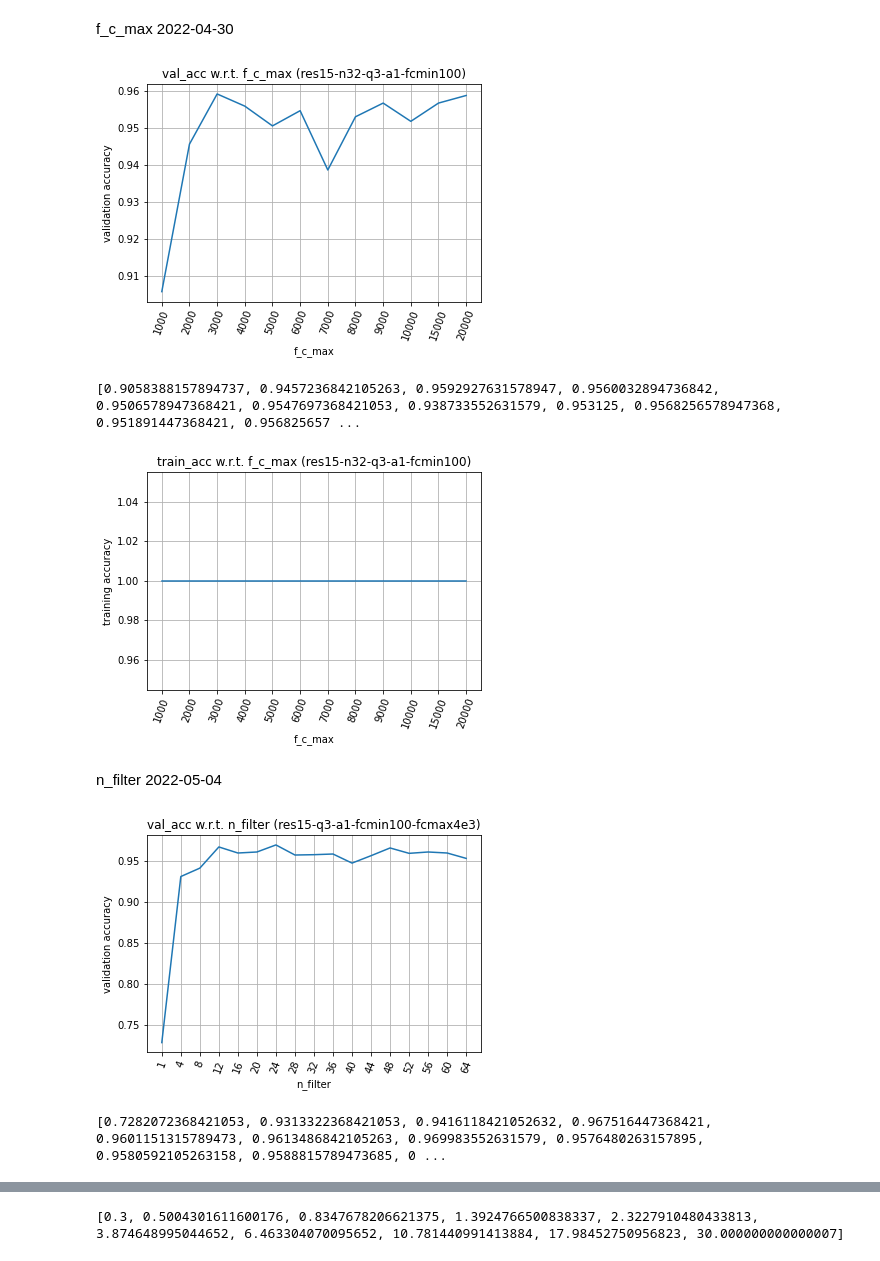
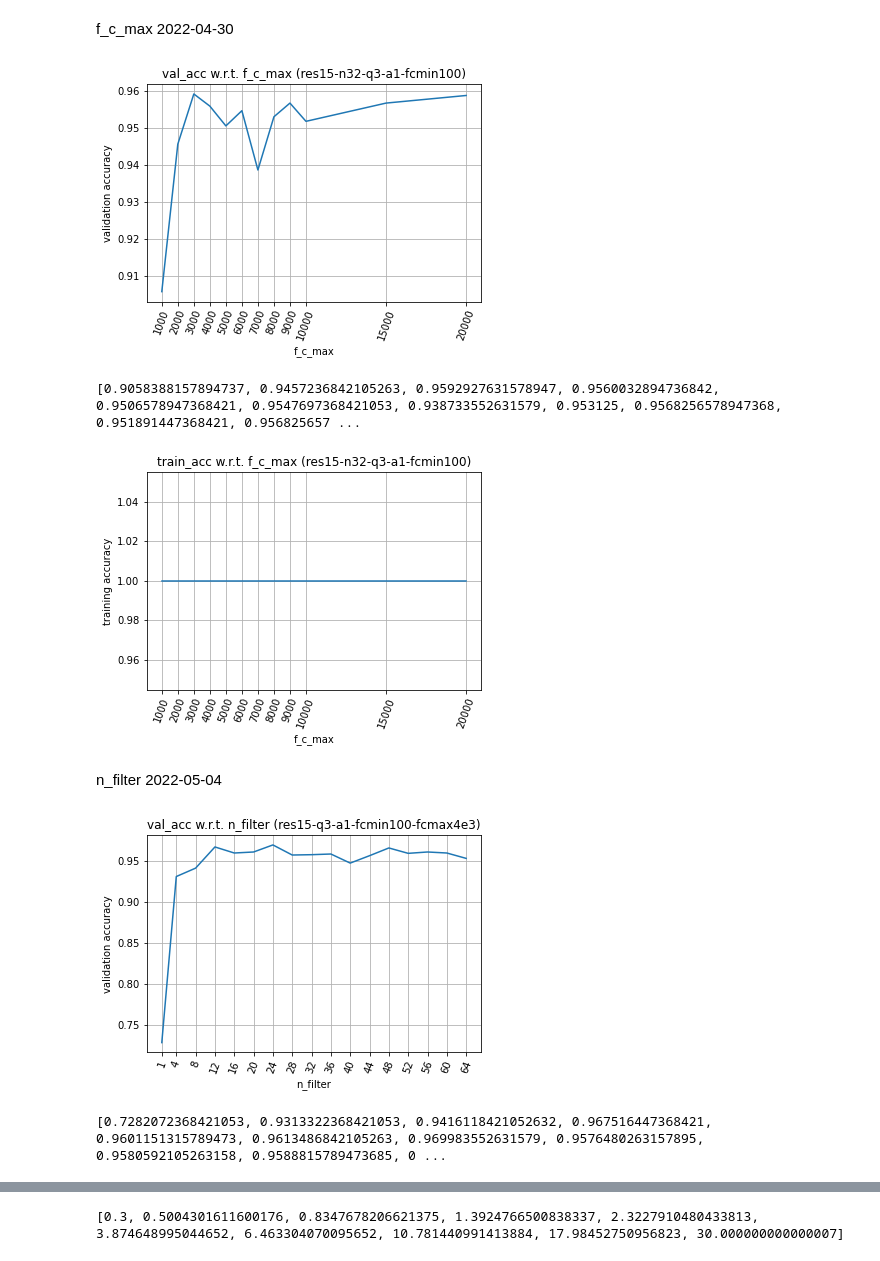
Before and after one commit to xs2445/KeywordSpotting, a Jupyter notebook: show_result.ipynb, the cells around one changed output, grey strips where cells are left out. Saved outputs shown, nothing was run; the diff lists cells and outputs as text; code cells hidden in the pictures.

Commit message:
result plot

```diff
--- a/show_result.ipynb
+++ b/show_result.ipynb
@@ -22,29 +22,33 @@ train_acc_list = [x for _,x in sorted(zip(dataset_list,train_acc_list))]
 dataset_list = sorted(dataset_list)
 # %%
 plt.figure()
-plt.plot([np.max(x) for x in val_acc_list])
+# plt.plot([np.max(x) for x in val_acc_list])
+plt.plot(dataset_list, [np.max(x) for x in val_acc_list])
 plt.title('val_acc w.r.t. f_c_max (res15-n32-q3-a1-fcmin100)')
 plt.xlabel('f_c_max')
 plt.ylabel('validation accuracy')
-plt.xticks(range(len(dataset_list)), dataset_list, rotation=70)
+# plt.xticks(range(len(dataset_list)), dataset_list, rotation=70)
+plt.xticks(dataset_list, dataset_list, rotation=70)
 plt.grid()
 plt.savefig(os.path.join(log_folder, 'result.jpg'))
 plt.show()
 print([np.max(x) for x in val_acc_list])
 # %% [output]
-[figure, old version]
+[figure, new version]
 [0.9058388157894737, 0.9457236842105263, 0.9592927631578947, 0.9560032894736842, 0.9506578947368421, 0.9547697368421053, 0.938733552631579, 0.953125, 0.9568256578947368, 0.951891447368421, 0.956825657 ...
 # %%
 plt.figure()
-plt.plot([np.max(x) for x in train_acc_list])
+# plt.plot([np.max(x) for x in train_acc_list])
+plt.plot(dataset_list, [np.max(x) for x in train_acc_list])
 plt.title('train_acc w.r.t. f_c_max (res15-n32-q3-a1-fcmin100)')
 plt.xlabel('f_c_max')
 plt.ylabel('training accuracy')
-plt.xticks(range(len(dataset_list)), dataset_list, rotation=70)
+# plt.xticks(range(len(dataset_list)), dataset_list, rotation=70)
+plt.xticks(dataset_list, dataset_list, rotation=70)
 plt.grid()
 plt.show()
 # %% [output]
-[figure, old version]
+[figure, new version]
 # %% [markdown]
 n_filter 2022-05-04
 # %%
@@ -64,17 +68,19 @@ train_acc_list = [x for _,x in sorted(zip(dataset_list,train_acc_list))]
 dataset_list = sorted(dataset_list)
 # %%
 plt.figure()
-plt.plot([np.max(x) for x in val_acc_list])
+# plt.plot([np.max(x) for x in val_acc_list])
+plt.plot(dataset_list, [np.max(x) for x in val_acc_list])
 plt.title('val_acc w.r.t. n_filter (res15-q3-a1-fcmin100-fcmax4e3)')
 plt.xlabel('n_filter')
 plt.ylabel('validation accuracy')
-plt.xticks(range(len(dataset_list)), dataset_list, rotation=70)
+# plt.xticks(range(len(dataset_list)), dataset_list, rotation=70)
+plt.xticks(dataset_list, dataset_list, rotation=70)
 plt.grid()
 plt.savefig(os.path.join(log_folder, 'result.jpg'))
 plt.show()
 print([np.max(x) for x in val_acc_list])
 # %% [output]
-[figure, old version]
+[figure, new version]
 [0.7282072368421053, 0.9313322368421053, 0.9416118421052632, 0.967516447368421, 0.9601151315789473, 0.9613486842105263, 0.969983552631579, 0.9576480263157895, 0.9580592105263158, 0.9588815789473685, 0 ...
 # %%
 plt.figure()
```
Also changed, not shown: parts of 1 cell of this notebook, 2 other files.
